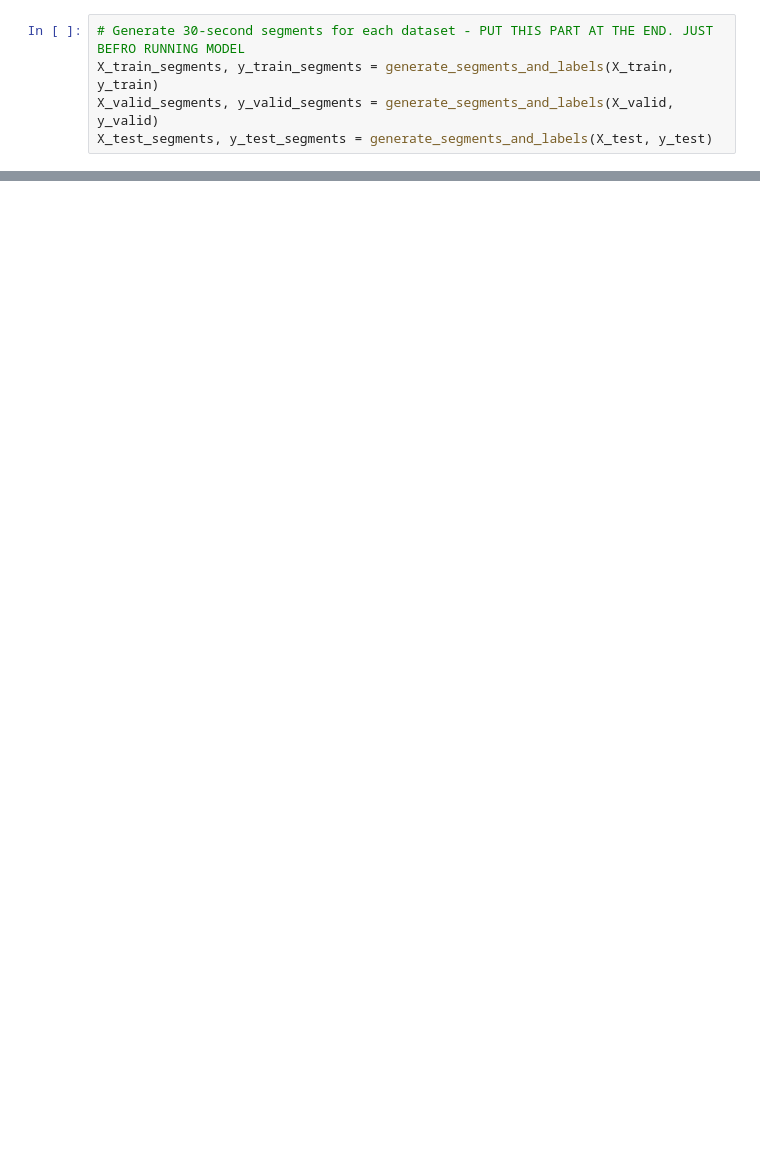
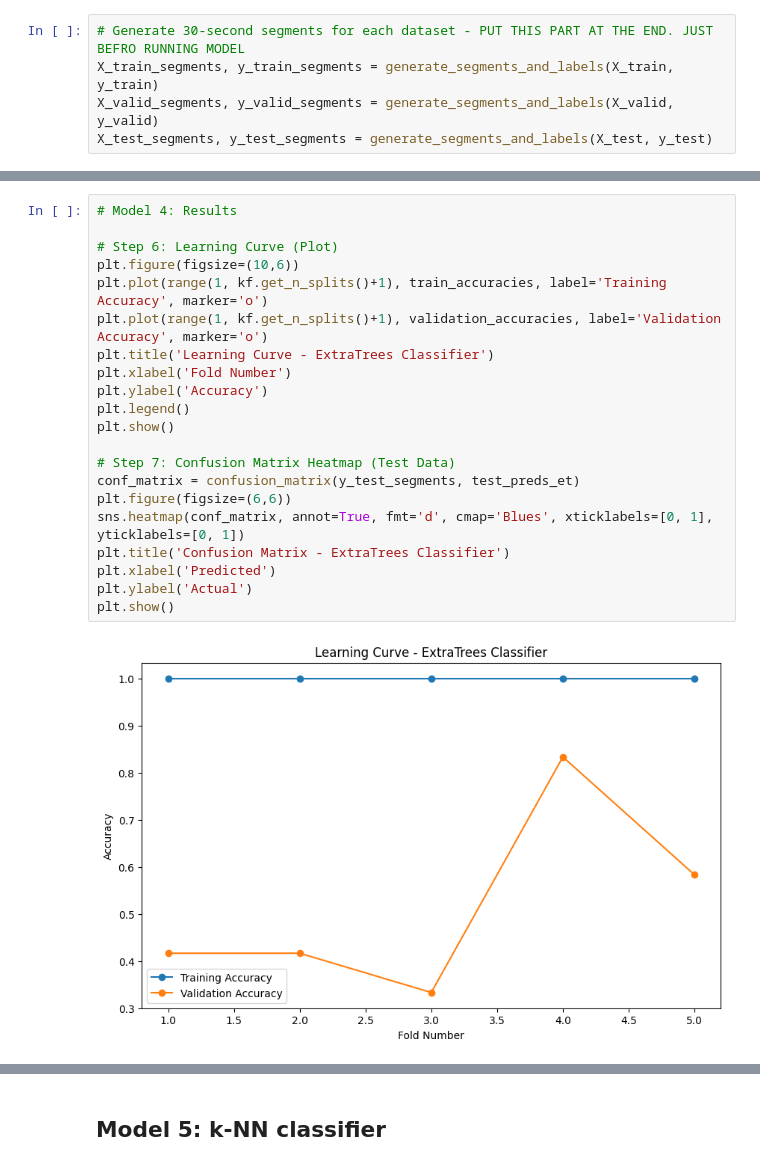
Before and after one commit to mariampinel/Deception-Detector, a Jupyter notebook: ECS7020P_miniproject_2425.ipynb, the cells around one changed output, grey strips where cells are left out. Cells and saved outputs as stored; diff of their text form; blank space fills up the shorter version.

```diff
--- a/ECS7020P_miniproject_2425.ipynb
+++ b/ECS7020P_miniproject_2425.ipynb
@@ -883,0 +884,23 @@ Acknowledge others here (books, papers, repositories, libraries, tools)
+# %%
+# Model 4: Results
+
+# Step 6: Learning Curve (Plot)
+plt.figure(figsize=(10,6))
+plt.plot(range(1, kf.get_n_splits()+1), train_accuracies, label='Training Accuracy', marker='o')
+plt.plot(range(1, kf.get_n_splits()+1), validation_accuracies, label='Validation Accuracy', marker='o')
+plt.title('Learning Curve - ExtraTrees Classifier')
+plt.xlabel('Fold Number')
+plt.ylabel('Accuracy')
+plt.legend()
+plt.show()
+
+# Step 7: Confusion Matrix Heatmap (Test Data)
+conf_matrix = confusion_matrix(y_test_segments, test_preds_et)
+plt.figure(figsize=(6,6))
+sns.heatmap(conf_matrix, annot=True, fmt='d', cmap='Blues', xticklabels=[0, 1], yticklabels=[0, 1])
+plt.title('Confusion Matrix - ExtraTrees Classifier')
+plt.xlabel('Predicted')
+plt.ylabel('Actual')
+plt.show()
+# %% [output]
+[figure, added]
@@ -883,0 +908,2 @@ Acknowledge others here (books, papers, repositories, libraries, tools)
+# %% [markdown]
+## Model 5: k-NN classifier
```
Also changed, not shown: parts of 84 cells of this notebook.
